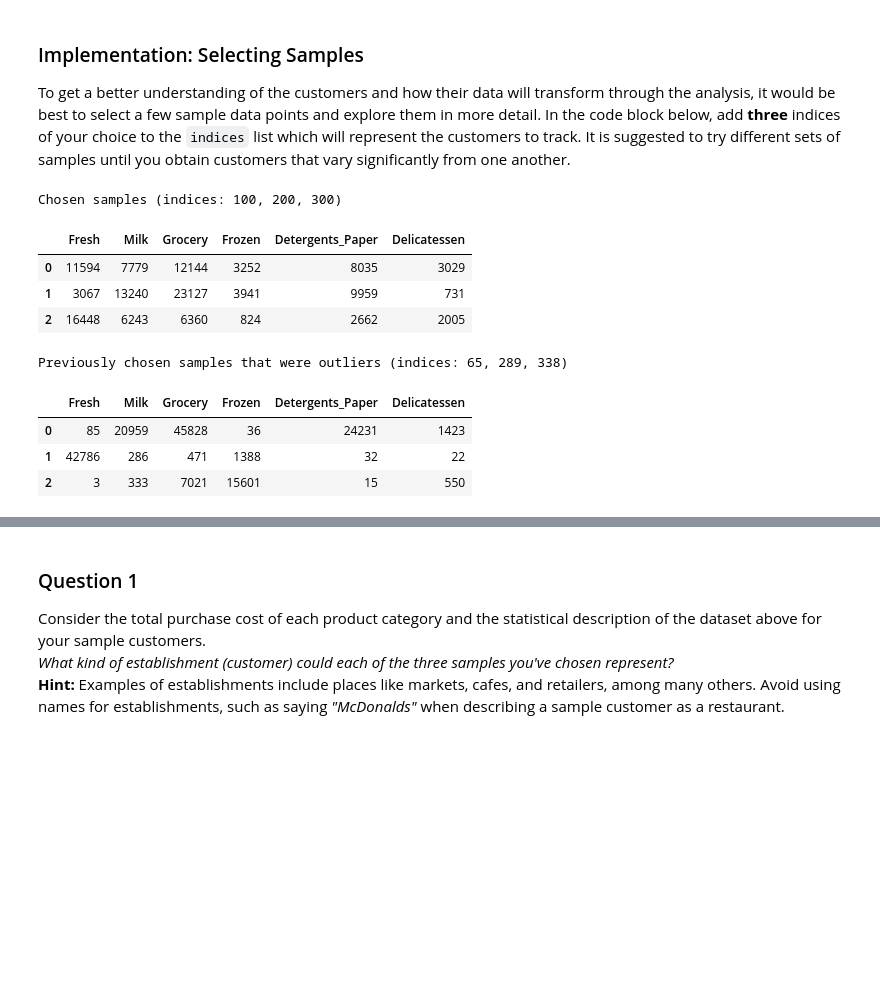
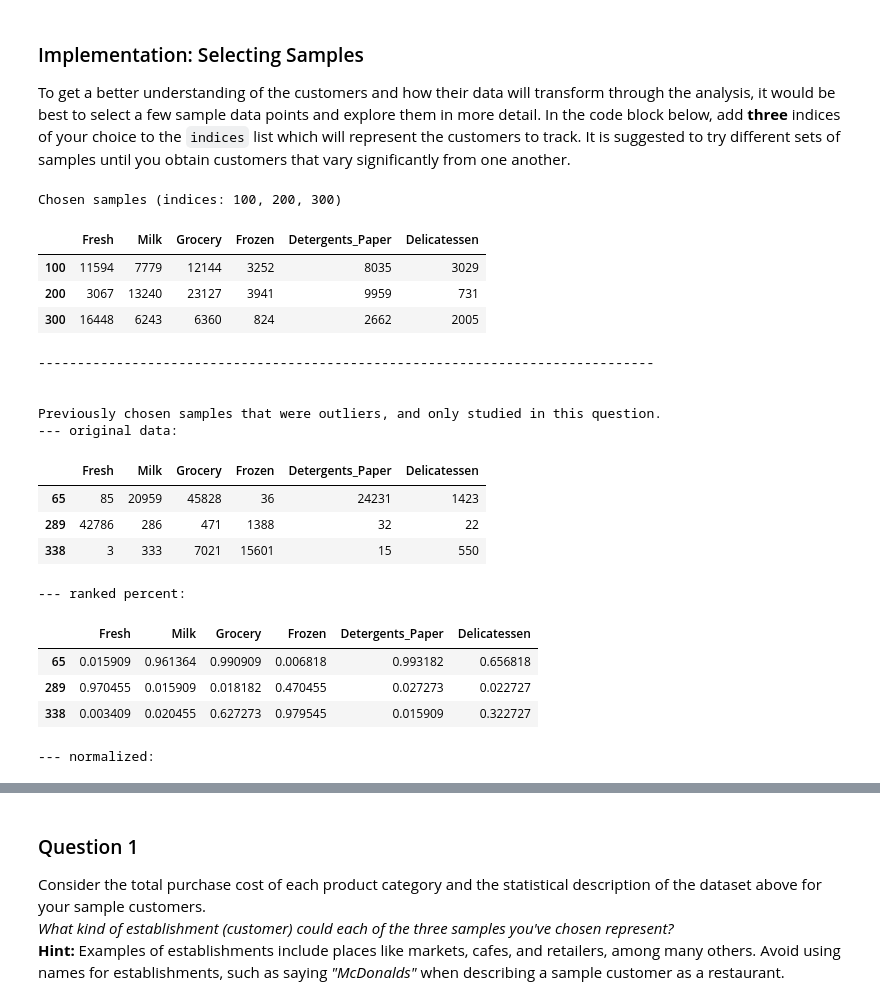
Before and after one commit to consideRatio/machine-learning, a Jupyter notebook: projects/customer_segments/customer_segments.ipynb, the cells around one changed output, grey strips where cells are left out. Cells and saved outputs as stored; diff of their text form; code cells hidden in the pictures; blank space fills up the shorter version.

```diff
--- a/projects/customer_segments/customer_segments.ipynb
+++ b/projects/customer_segments/customer_segments.ipynb
@@ -74,67 +74,83 @@ To get a better understanding of the customers and how their data will transform
 # NOTE: I reworked A LOT in order to not choose outlier samples, which I realized
 # I was asked not to choose later in the text. I will have some remnant code left.
 old_indices = [65, 289, 338]
-old_samples = pd.DataFrame(data.loc[old_indices], columns=data.keys()).reset_index(drop=True)
+old_samples = pd.DataFrame(data.loc[old_indices], columns=data.keys())
 
+
+
+# DONE: Select three indices of your choice you wish to sample from the dataset
+indices = [100, 200, 300]
+
+# Create a DataFrame of the chosen samples
+samples = pd.DataFrame(data.loc[indices], columns=data.keys())
+
+print "\n\nChosen samples (indices: 100, 200, 300)"
+display(samples)
+samples = samples.reset_index(drop=True)
+
+
+
+rank_pct_data = data.rank(pct=True)
+norm_data = (data - data.min()) / (data.max() - data.min())
+std_data = (data - data.mean()) / data.std()
 
 """
 # -----------------------------------------------------------------------------
 # REMNANT CODE TO SELECT INTERESTING DATA POINTS, BUT THEY WERE OUTLIERS...
 # NOTE: I looked at ranked, normalized and standardized values in order to spot
 # three interesting data points.
-rank_pct_data = data.rank(pct=True)
-norm_data = (data - data.min()) / (data.max() - data.min())
-std_data = (data - data.mean()) / data.std()
 
 # NOTE: I decided to do it by tuning a filter, the found data points will have
 # some high and some low spending categories.
 lim = 0.188
 high_cutoff = 0.97
 high_count = 1
 low_cutoff = 0.05
 low_count = 2
-selector = rank_pct_data.aggregate(lambda x: (x <= low_cutoff).sum() >= low_count and (x >= high_cutoff).sum() >= high_count, axis=1)
+old_selector = rank_pct_data.aggregate(lambda x: (x <= low_cutoff).sum() >= low_count and (x >= high_cutoff).sum() >= high_count, axis=1)
 
 rank_pct_samples = rank_pct_data[selector]
 norm_samples = norm_data[selector]
 std_samples = std_data[selector]
-
-print "Chosen samples (ranked pct):"
-display(rank_pct_samples)
-print "-------------------------------------------------------------------------------"
-
-print "\n\nChosen samples (normalized):"
-display(norm_samples)
-print "-------------------------------------------------------------------------------"
-
-print "\n\nChosen samples (standardized):"
-display(std_samples)
-print "-------------------------------------------------------------------------------"
 
 # END REMNANT CODE
 # -----------------------------------------------------------------------------
 """
 
 
-# DONE: Select three indices of your choice you wish to sample from the dataset
-indices = [100, 200, 300]
 
-# Create a DataFrame of the chosen samples
-samples = pd.DataFrame(data.loc[indices], columns=data.keys()).reset_index(drop=True)
+rank_pct_samples = rank_pct_data.iloc[old_indices]
+norm_samples = norm_data.iloc[old_indices]
+std_samples = std_data.iloc[old_indices]
 
-
-print "\n\nChosen samples (indices: 100, 200, 300)"
-display(samples)
-print "\n\nPreviously chosen samples that were outliers (indices: 65, 289, 338)"
+print "-------------------------------------------------------------------------------"
+print "\n\nPreviously chosen samples that were outliers, and only studied in this question."
+print "--- original data:"
 display(old_samples)
+print "--- ranked percent:"
+display(rank_pct_samples)
+print "--- normalized:"
+display(norm_samples)
+print "--- standardized:"
+display(std_samples)
 # %% [output]
 Chosen samples (indices: 100, 200, 300)
 |  | Fresh | Milk | Grocery | Frozen | Detergents_Paper | Delicatessen |
-| 0 | 11594 | 7779 | 12144 | 3252 | 8035 | 3029 |
-| 1 | 3067 | 13240 | 23127 | 3941 | 9959 | 731 |
-| 2 | 16448 | 6243 | 6360 | 824 | 2662 | 2005 |
+| 100 | 11594 | 7779 | 12144 | 3252 | 8035 | 3029 |
+| 200 | 3067 | 13240 | 23127 | 3941 | 9959 | 731 |
+| 300 | 16448 | 6243 | 6360 | 824 | 2662 | 2005 |
-Previously chosen samples that were outliers (indices: 65, 289, 338)
+-------------------------------------------------------------------------------
+
+
+Previously chosen samples that were outliers, and only studied in this question.
+--- original data:
 |  | Fresh | Milk | Grocery | Frozen | Detergents_Paper | Delicatessen |
-| 0 | 85 | 20959 | 45828 | 36 | 24231 | 1423 |
-| 1 | 42786 | 286 | 471 | 1388 | 32 | 22 |
-| 2 | 3 | 333 | 7021 | 15601 | 15 | 550 |
+| 65 | 85 | 20959 | 45828 | 36 | 24231 | 1423 |
+| 289 | 42786 | 286 | 471 | 1388 | 32 | 22 |
+| 338 | 3 | 333 | 7021 | 15601 | 15 | 550 |
+--- ranked percent:
+|  | Fresh | Milk | Grocery | Frozen | Detergents_Paper | Delicatessen |
+| 65 | 0.015909 | 0.961364 | 0.990909 | 0.006818 | 0.993182 | 0.656818 |
+| 289 | 0.970455 | 0.015909 | 0.018182 | 0.470455 | 0.027273 | 0.022727 |
+| 338 | 0.003409 | 0.020455 | 0.627273 | 0.979545 | 0.015909 | 0.322727 |
+--- normalized:
```
Also changed, not shown: parts of 7 cells of this notebook, 1 other file.
